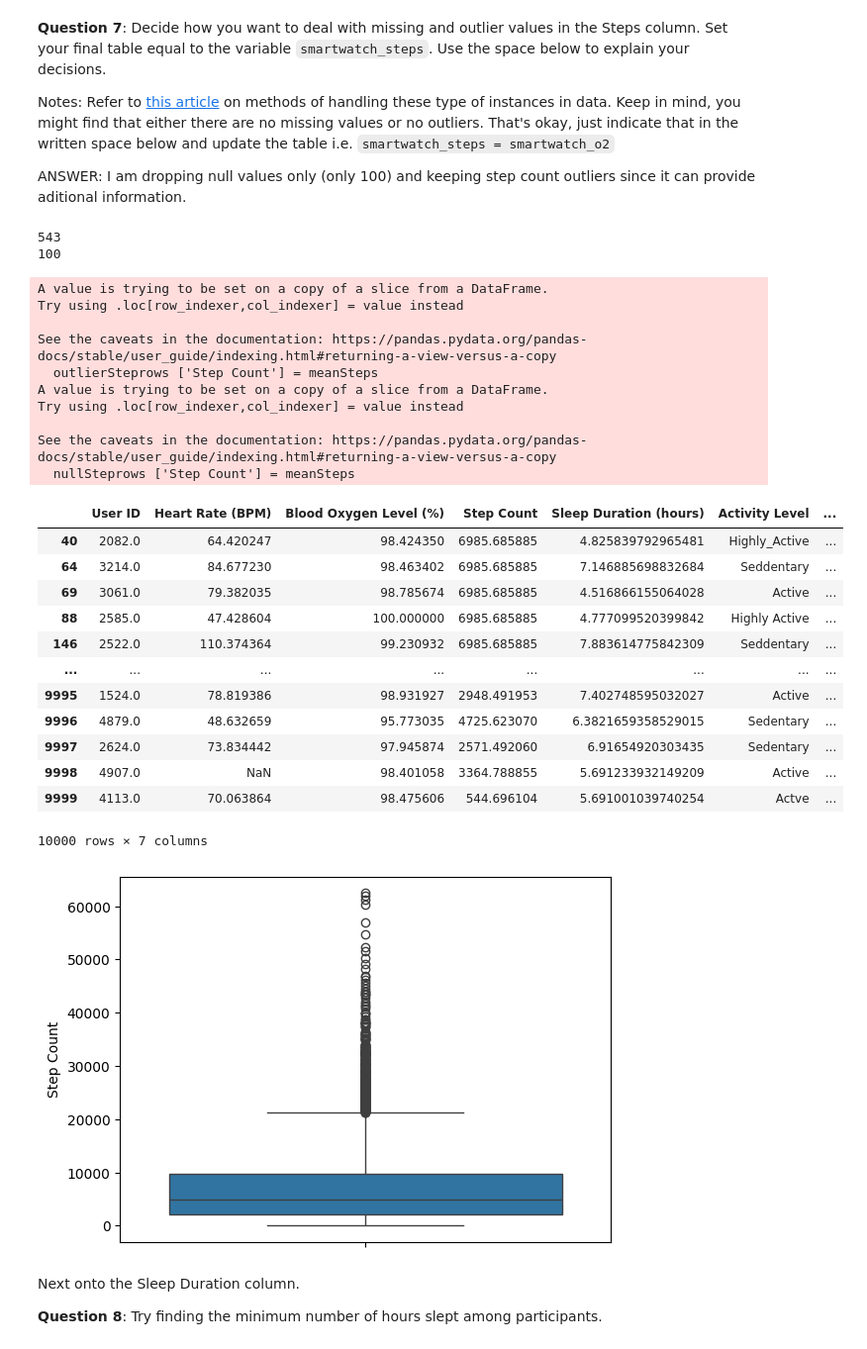
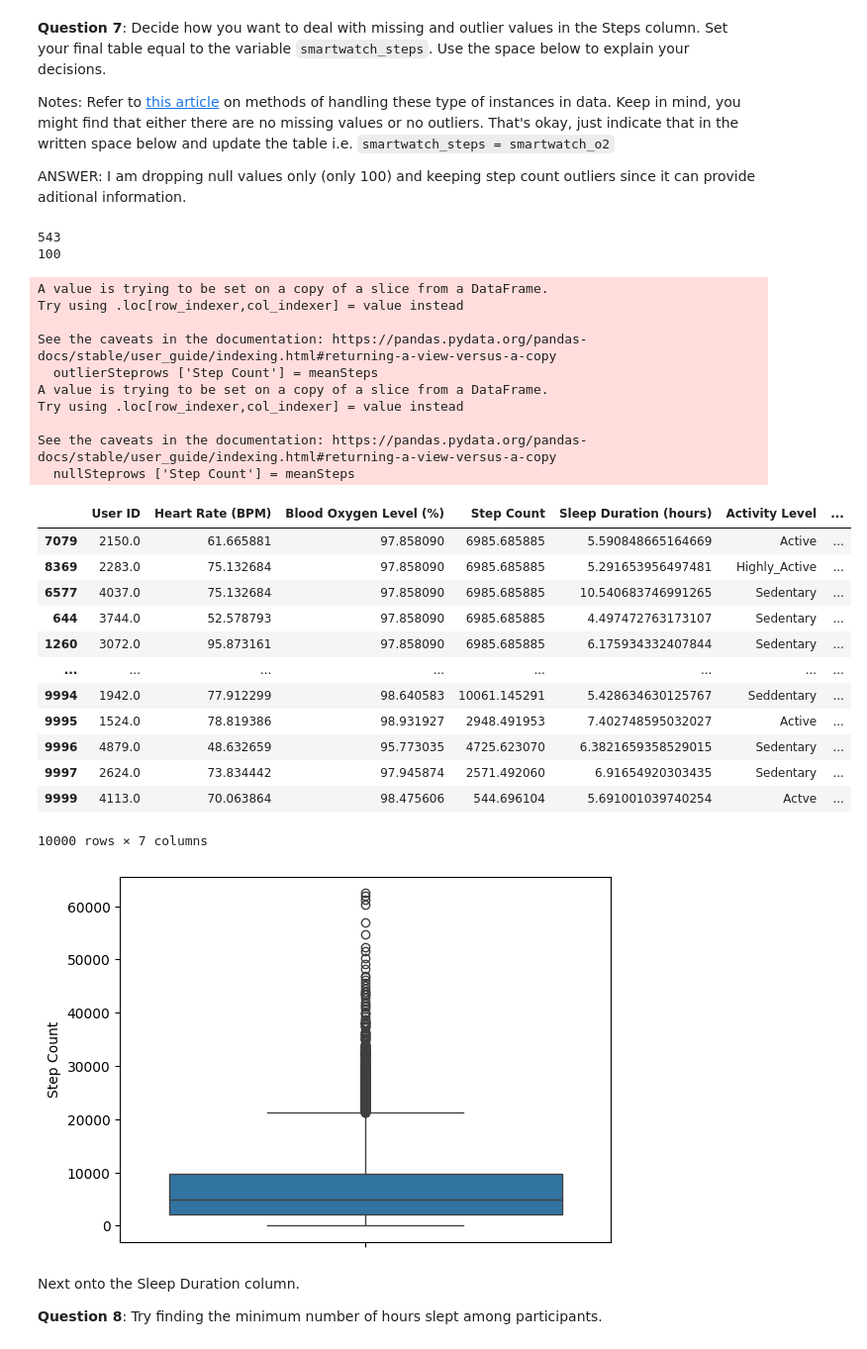
Before and after one commit to BMC-Intersectional-Data-Feminism/exercise-2-data-cleaning-and-analysis-sshivakumar31, a Jupyter notebook: exercise2.ipynb, the cells around one changed output. Shown at 99% size. Cells and saved outputs as stored; diff of their text form; code cells hidden in the pictures.

```diff
--- a/exercise2.ipynb
+++ b/exercise2.ipynb
@@ -227,15 +208,15 @@ I would deal with the missing and outlier values using the mean imputation metho
 len(smartwatch_hr)
 
 
-outlier_blood02 = smartwatch[smartwatch['Blood Oxygen Level (%)'] <= minBloodO2]
-len(outlier_blood02)
+outlier_blood02 = smartwatch_hr[smartwatch_hr['Blood Oxygen Level (%)'] < 92.5]
+# len(outlier_blood02)
 
 
 
-null_blood02 = smartwatch[smartwatch['Blood Oxygen Level (%)'].isnull()]
-len(null_blood02)
+null_blood02 = smartwatch_hr[smartwatch_hr['Blood Oxygen Level (%)'].isnull()]
+# len(null_blood02)
 
-bo2_rows = smartwatch[(~smartwatch['Blood Oxygen Level (%)'].isnull()) & (smartwatch['Blood Oxygen Level (%)'] <=  minBloodO2)]
+bo2_rows = smartwatch_hr[(~smartwatch_hr['Blood Oxygen Level (%)'].isnull()) & (smartwatch_hr['Blood Oxygen Level (%)'] >=  92.5)]
 print(bo2_rows)
 
 bo2_mean = bo2_rows['Blood Oxygen Level (%)'].mean()
@@ -306,48 +298,48 @@ ANSWER:
 I am dropping null values only (only 100) and keeping step count outliers since it can provide aditional information.
 # %%
 ## use this space or additional cells to address the missing or outlier data.
-sns.boxplot(smartwatch['Step Count'])
+sns.boxplot(smartwatch_o2['Step Count'])
 
-outlierSteprows = smartwatch[smartwatch['Step Count'] > 20000]
+outlierSteprows = smartwatch_o2[smartwatch_o2['Step Count'] > 20000]
 print(len(outlierSteprows))
 
-nullSteprows = smartwatch[smartwatch['Step Count'].isnull()]
+nullSteprows = smartwatch_o2[smartwatch_o2['Step Count'].isnull()]
 print(len(nullSteprows))
 
 
 
-StepRows = smartwatch[(~smartwatch['Step Count'].isnull()) & (smartwatch['Step Count'] <=  20000)]
+StepRows = smartwatch_o2[(~smartwatch_o2['Step Count'].isnull()) & (smartwatch_o2['Step Count'] <=  20000)]
 
 outlierSteprows ['Step Count'] = meanSteps
 nullSteprows ['Step Count'] = meanSteps
 
 smartwatch_steps = pd.concat([outlierSteprows, nullSteprows, StepRows])
 
 smartwatch_steps
 # %% [output]
 543
 100
 A value is trying to be set on a copy of a slice from a DataFrame.
 Try using .loc[row_indexer,col_indexer] = value instead
 
 See the caveats in the documentation: https://pandas.pydata.org/pandas-docs/stable/user_guide/indexing.html#returning-a-view-versus-a-copy
   outlierSteprows ['Step Count'] = meanSteps
 A value is trying to be set on a copy of a slice from a DataFrame.
 Try using .loc[row_indexer,col_indexer] = value instead
 
 See the caveats in the documentation: https://pandas.pydata.org/pandas-docs/stable/user_guide/indexing.html#returning-a-view-versus-a-copy
   nullSteprows ['Step Count'] = meanSteps
 |  | User ID | Heart Rate (BPM) | Blood Oxygen Level (%) | Step Count | Sleep Duration (hours) | Activity Level | ... |
-| 40 | 2082.0 | 64.420247 | 98.424350 | 6985.685885 | 4.825839792965481 | Highly_Active | ... |
-| 64 | 3214.0 | 84.677230 | 98.463402 | 6985.685885 | 7.146885698832684 | Seddentary | ... |
-| 69 | 3061.0 | 79.382035 | 98.785674 | 6985.685885 | 4.516866155064028 | Active | ... |
-| 88 | 2585.0 | 47.428604 | 100.000000 | 6985.685885 | 4.777099520399842 | Highly Active | ... |
-| 146 | 2522.0 | 110.374364 | 99.230932 | 6985.685885 | 7.883614775842309 | Seddentary | ... |
+| 7079 | 2150.0 | 61.665881 | 97.858090 | 6985.685885 | 5.590848665164669 | Active | ... |
+| 8369 | 2283.0 | 75.132684 | 97.858090 | 6985.685885 | 5.291653956497481 | Highly_Active | ... |
+| 6577 | 4037.0 | 75.132684 | 97.858090 | 6985.685885 | 10.540683746991265 | Sedentary | ... |
+| 644 | 3744.0 | 52.578793 | 97.858090 | 6985.685885 | 4.497472763173107 | Sedentary | ... |
+| 1260 | 3072.0 | 95.873161 | 97.858090 | 6985.685885 | 6.175934332407844 | Sedentary | ... |
 | ... | ... | ... | ... | ... | ... | ... | ... |
+| 9994 | 1942.0 | 77.912299 | 98.640583 | 10061.145291 | 5.428634630125767 | Seddentary | ... |
 | 9995 | 1524.0 | 78.819386 | 98.931927 | 2948.491953 | 7.402748595032027 | Active | ... |
 | 9996 | 4879.0 | 48.632659 | 95.773035 | 4725.623070 | 6.3821659358529015 | Sedentary | ... |
 | 9997 | 2624.0 | 73.834442 | 97.945874 | 2571.492060 | 6.91654920303435 | Sedentary | ... |
-| 9998 | 4907.0 | NaN | 98.401058 | 3364.788855 | 5.691233932149209 | Active | ... |
 | 9999 | 4113.0 | 70.063864 | 98.475606 | 544.696104 | 5.691001039740254 | Actve | ... |
 10000 rows × 7 columns
 [figure]
```
Also changed, not shown: parts of 19 cells of this notebook, 1 other file.
